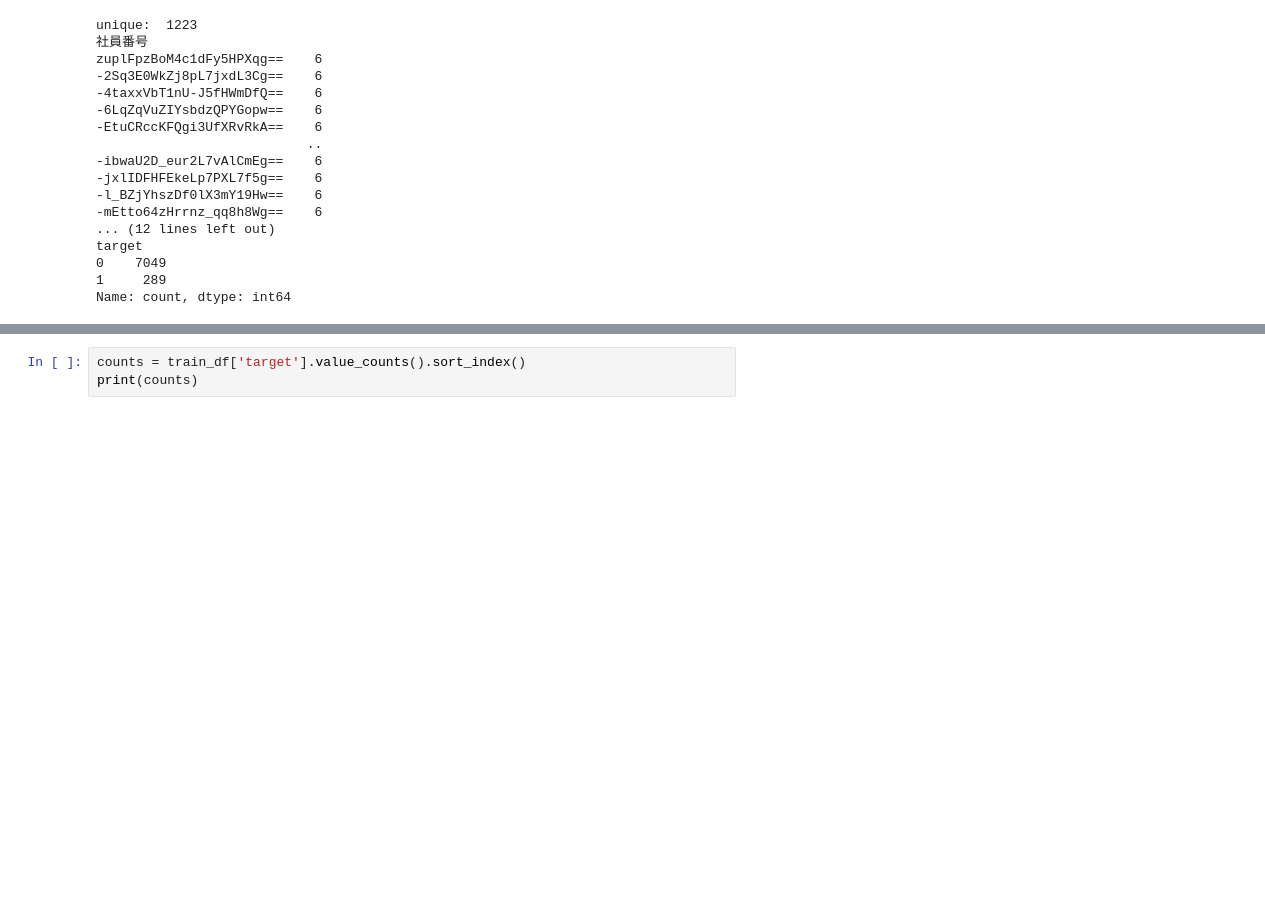
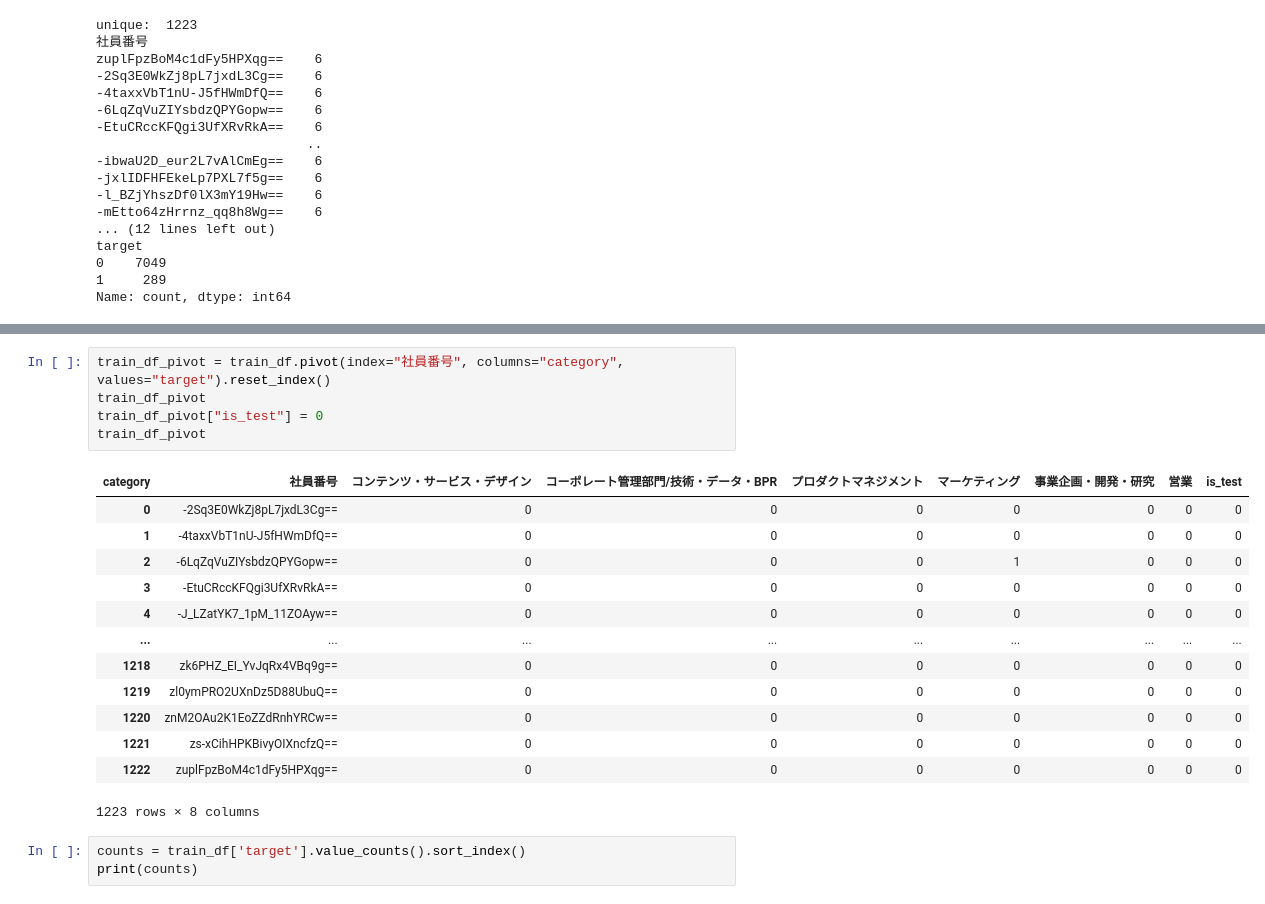
Before and after one commit to yoshi-suke/202507-atma-cup, a Jupyter notebook: test.ipynb, the cells around one changed output, grey strips where cells are left out. Drawn from its saved outputs; the diff is of its cells as text; blank space fills up the shorter version.

```diff
--- a/test.ipynb
+++ b/test.ipynb
@@ -141,3 +181,22 @@ Name: count, dtype: int64
+# %%
+train_df_pivot = train_df.pivot(index="社員番号", columns="category", values="target").reset_index()
+train_df_pivot
+train_df_pivot["is_test"] = 0
+train_df_pivot
+# %% [output]
+| category | 社員番号 | コンテンツ・サービス・デザイン | コーポレート管理部門/技術・データ・BPR | プロダクトマネジメント | マーケティング | 事業企画・開発・研究 | 営業 | is_test |
+| 0 | -2Sq3E0WkZj8pL7jxdL3Cg== | 0 | 0 | 0 | 0 | 0 | 0 | 0 |
+| 1 | -4taxxVbT1nU-J5fHWmDfQ== | 0 | 0 | 0 | 0 | 0 | 0 | 0 |
+| 2 | -6LqZqVuZIYsbdzQPYGopw== | 0 | 0 | 0 | 1 | 0 | 0 | 0 |
+| 3 | -EtuCRccKFQgi3UfXRvRkA== | 0 | 0 | 0 | 0 | 0 | 0 | 0 |
+| 4 | -J_LZatYK7_1pM_11ZOAyw== | 0 | 0 | 0 | 0 | 0 | 0 | 0 |
+| ... | ... | ... | ... | ... | ... | ... | ... | ... |
+| 1218 | zk6PHZ_EI_YvJqRx4VBq9g== | 0 | 0 | 0 | 0 | 0 | 0 | 0 |
+| 1219 | zl0ymPRO2UXnDz5D88UbuQ== | 0 | 0 | 0 | 0 | 0 | 0 | 0 |
+| 1220 | znM2OAu2K1EoZZdRnhYRCw== | 0 | 0 | 0 | 0 | 0 | 0 | 0 |
+| 1221 | zs-xCihHPKBivyOIXncfzQ== | 0 | 0 | 0 | 0 | 0 | 0 | 0 |
+| 1222 | zuplFpzBoM4c1dFy5HPXqg== | 0 | 0 | 0 | 0 | 0 | 0 | 0 |
+1223 rows × 8 columns
 # %%
 counts = train_df['target'].value_counts().sort_index()
 print(counts)
```
Also changed, not shown: parts of 23 cells of this notebook, 20 other files.
